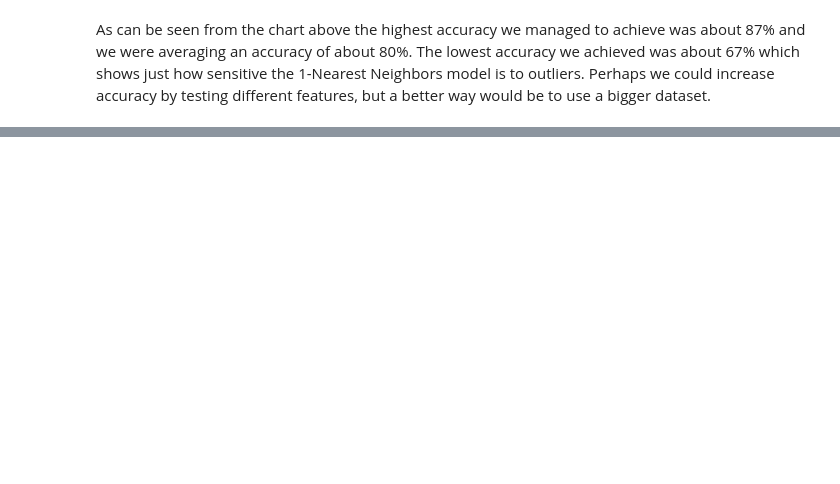
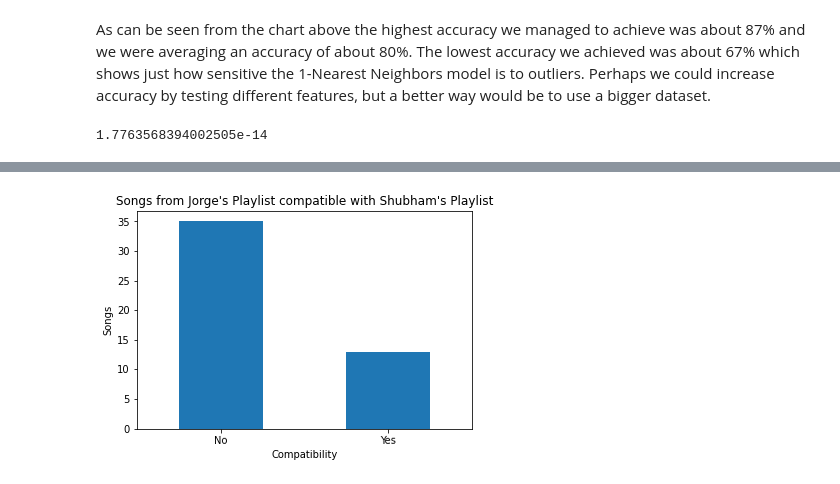
Before and after one commit to shubham-batra/Spotify-Project, a Jupyter notebook: Spotify Project/Spotify Project.ipynb, the cells around one changed output, grey strips where cells are left out. Cells and saved outputs as stored; diff of their text form; code cells hidden in the pictures; blank space fills up the shorter version.

Commit message:
Added music compatibility

```diff
--- a/Spotify Project/Spotify Project.ipynb
+++ b/Spotify Project/Spotify Project.ipynb
@@ -384,2 +367,74 @@ plt.show()
 # %% [markdown]
 As can be seen from the chart above the highest accuracy we managed to achieve was about 87% and we were averaging an accuracy of about 80%. The lowest accuracy we achieved was about 67% which shows just how sensitive the 1-Nearest Neighbors model is to outliers. Perhaps we could increase accuracy by testing different features, but a better way would be to use a bigger dataset.
+# %%
+# "Machine learning" to check playlist
+
+# Get Jorge's tracks
+results2 = sp.user_playlist("jorgevicencio87", playlist2['id'], fields="tracks,next")
+tracks = results2['tracks']
+
+# Go through each song in the playlist and compare to Shubham's mean
+ids3 = []
+
+for i in range(len(songs2)):
+    ids3.append(songs2[i]["track"]["id"])
+features2 = sp.audio_features(ids3)
+
+df3 = pd.DataFrame(features2)
+# Drop certain columns
+df3 = df3.drop(['type', 'analysis_url', 'track_href', 'uri', 'id'],  axis=1)
+
+# Normalize
+df4=(df3-df3.mean())/df3.std()
+
+# Sum up each row
+#for index, row in df4.iterrows():
+df4["sum"] = df4.sum(axis=1)
+#df4
+
+
+
+# Get Shubham's tracks
+results = sp.user_playlist("1232443238", playlist['id'], fields="tracks,next")
+tracks = results['tracks']
+
+# Go through each song in the playlist and compare to Shubham's mean
+ids4 = []
+
+for i in range(len(songs)):
+    ids4.append(songs[i]["track"]["id"])
+features = sp.audio_features(ids4)
+
+df10 = pd.DataFrame(features)
+# Drop certain columns
+df10 = df10.drop(['type', 'analysis_url', 'track_href', 'uri', 'id'],  axis=1)
+
+# Normalize
+df5=(df10-df10.mean())/df10.std()
+
+# Sum up each row
+#for index, row in df4.iterrows():
+df5["sum"] = df5.sum(axis=1)
+df5
+
+checkval = df5["sum"].sum(axis = 0)
+print(checkval)
+df4
+
+
+# Go through each row in Jorge Playlist and check if sum is close to checkval or not. If it is, then the song is compatible. If not, then, there is not compatibility
+# Compatibility is defined if the sum on Jorge's playlist is between .77-2.77 (range of 2)
+df4.loc[df4['sum'].between(.77, 2.77, inclusive=False), 'Compatible with Shubham?'] = 'Yes'
+df4['Compatible with Shubham?'] = df4['Compatible with Shubham?'].fillna('No')
+#df4['Compatible with Shubham?'].replace({"NaN": "No"}, inplace=True)
+
+C_S = df4['Compatible with Shubham?'].value_counts()
+C_S.plot.bar()
+plt.title("Songs from Jorge's Playlist compatible with Shubham's Playlist")
+plt.xlabel("Compatibility")
+plt.ylabel("Songs")
+plt.xticks(rotation = 1)
+
+df4
+# %% [output]
+1.7763568394002505e-14
@@ -385,0 +458 @@ As can be seen from the chart above the highest accuracy we managed to achieve w
+[figure, added]
```
Also changed, not shown: parts of 8 cells of this notebook.
